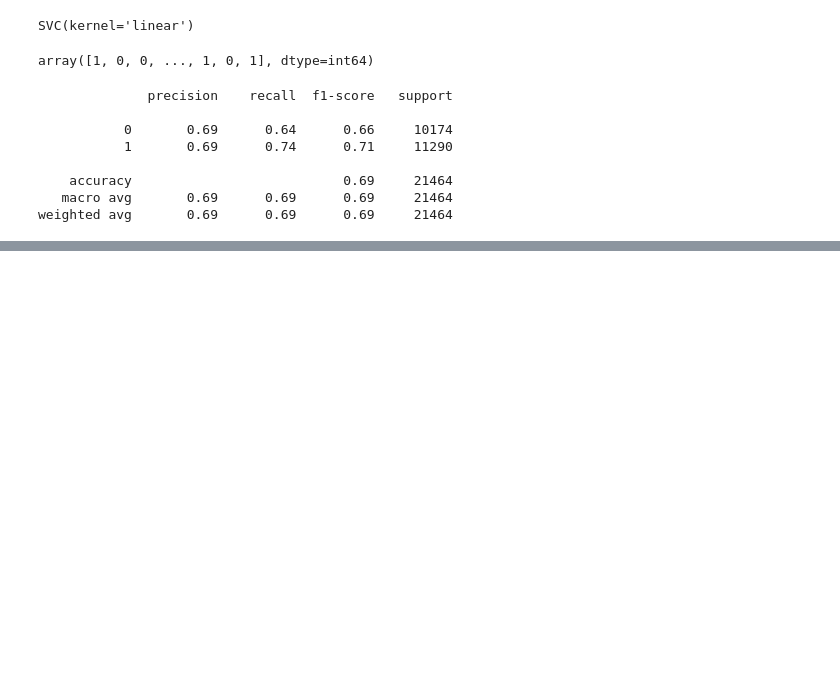
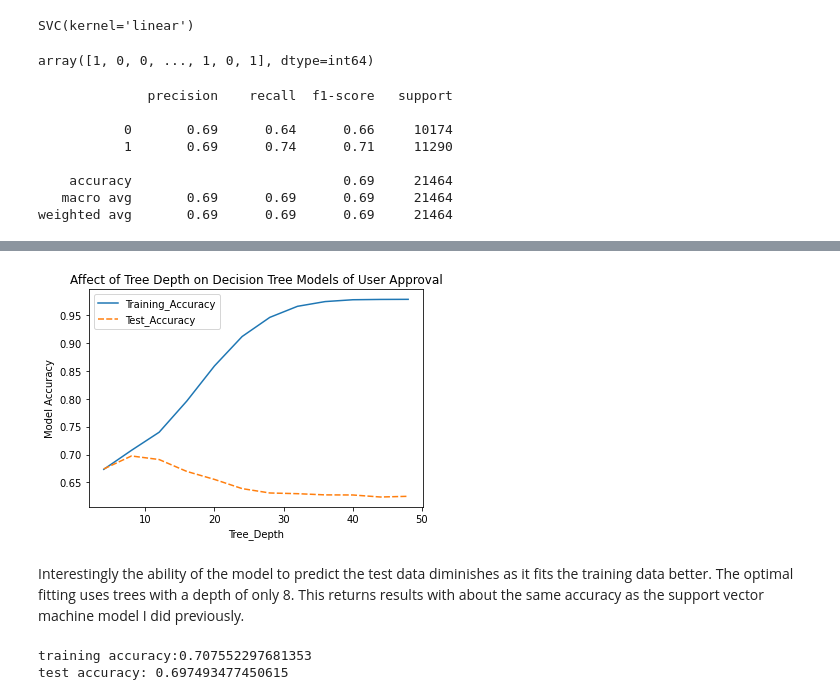
Before and after one commit to gspahlin/Movie_metric_predictor, a Jupyter notebook: Movie_predictor_ML_1.ipynb, the cells around one changed output, grey strips where cells are left out. Drawn from its saved outputs; the diff is of its cells as text; code cells hidden in the pictures; blank space fills up the shorter version.

```diff
--- a/Movie_predictor_ML_1.ipynb
+++ b/Movie_predictor_ML_1.ipynb
@@ -100,0 +179,16 @@ weighted avg       0.69      0.69      0.69     21464
+# %%
+#Write a loop to try some different tree depths
+
+train_scores = []
+test_scores = []
+
+for s in range(4, 49, 4):
+    iter_tree = DecisionTreeClassifier(max_depth = s)
+    iter_tree.fit(X_tr_scale, Y_train)
+    i_train_ac = iter_tree.score(X_tr_scale, Y_train)
+    i_test_ac = iter_tree.score(X_ts_scale, Y_test)
+    train_scores.append(i_train_ac)
+    test_scores.append(i_test_ac)
+
+print(train_scores)
+print(test_scores)
@@ -100,0 +198,12 @@ weighted avg       0.69      0.69      0.69     21464
+# %%
+#prepare to plot this data
+
+t_deep = [4, 8, 12, 16, 20, 24, 28, 32, 36, 40, 44, 48]
+
+f_dict = {'Tree_Depth': t_deep, 'Training_Accuracy': train_scores, 'Test_Accuracy': test_scores}
+
+fit_df = pd.DataFrame(f_dict)
+
+fit_df = fit_df.set_index('Tree_Depth')
+
+fit_df
@@ -100,0 +225,27 @@ weighted avg       0.69      0.69      0.69     21464
+# %%
+#lineplot in seaborn
+
+sn.lineplot( data = fit_df)
+plt.title('Affect of Tree Depth on Decision Tree Models of User Approval')
+plt.ylabel('Model Accuracy')
+plt.show()
+# %% [output]
+[figure, added]
+# %% [markdown]
+Interestingly the ability of the model to predict the test data diminishes as it fits the training data better. The optimal fitting uses trees with a depth of only 8. This returns results with about the same accuracy as the support vector machine model I did previously.
+# %%
+#we should hone in on the tree model with a depth of 8 and try to understand how it is working
+
+eight_tree = DecisionTreeClassifier(max_depth = 8)
+
+eight_tree.fit(X_tr_scale, Y_train)
+
+ei_train = eight_tree.score(X_tr_scale, Y_train)
+
+ei_test = eight_tree.score(X_ts_scale, Y_test)
+
+print(f'training accuracy:{ei_train}')
+print(f'test accuracy: {ei_test}')
+# %% [output]
+training accuracy:0.707552297681353
+test accuracy: 0.697493477450615
```
Also changed, not shown: parts of 11 cells of this notebook.
